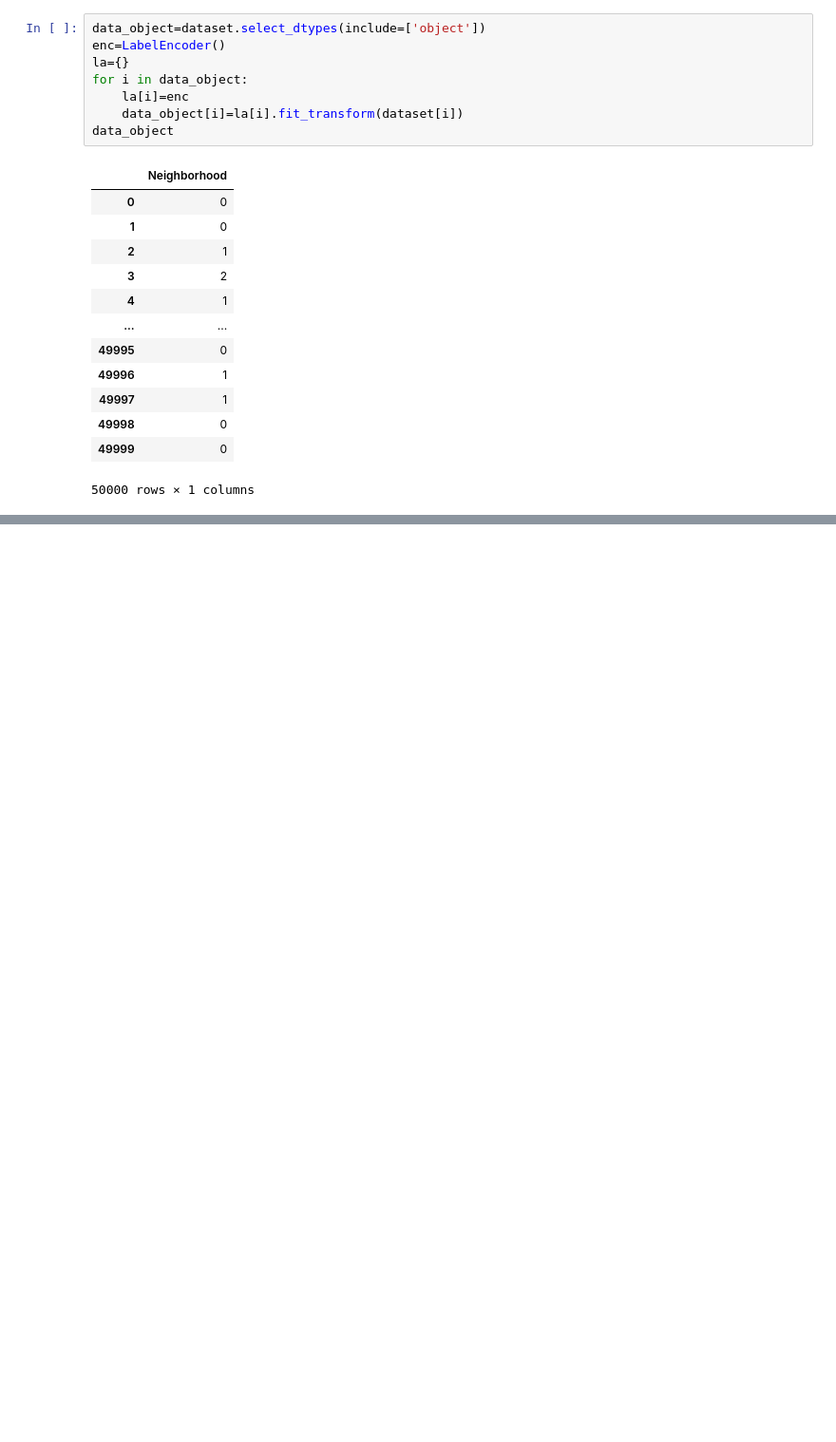
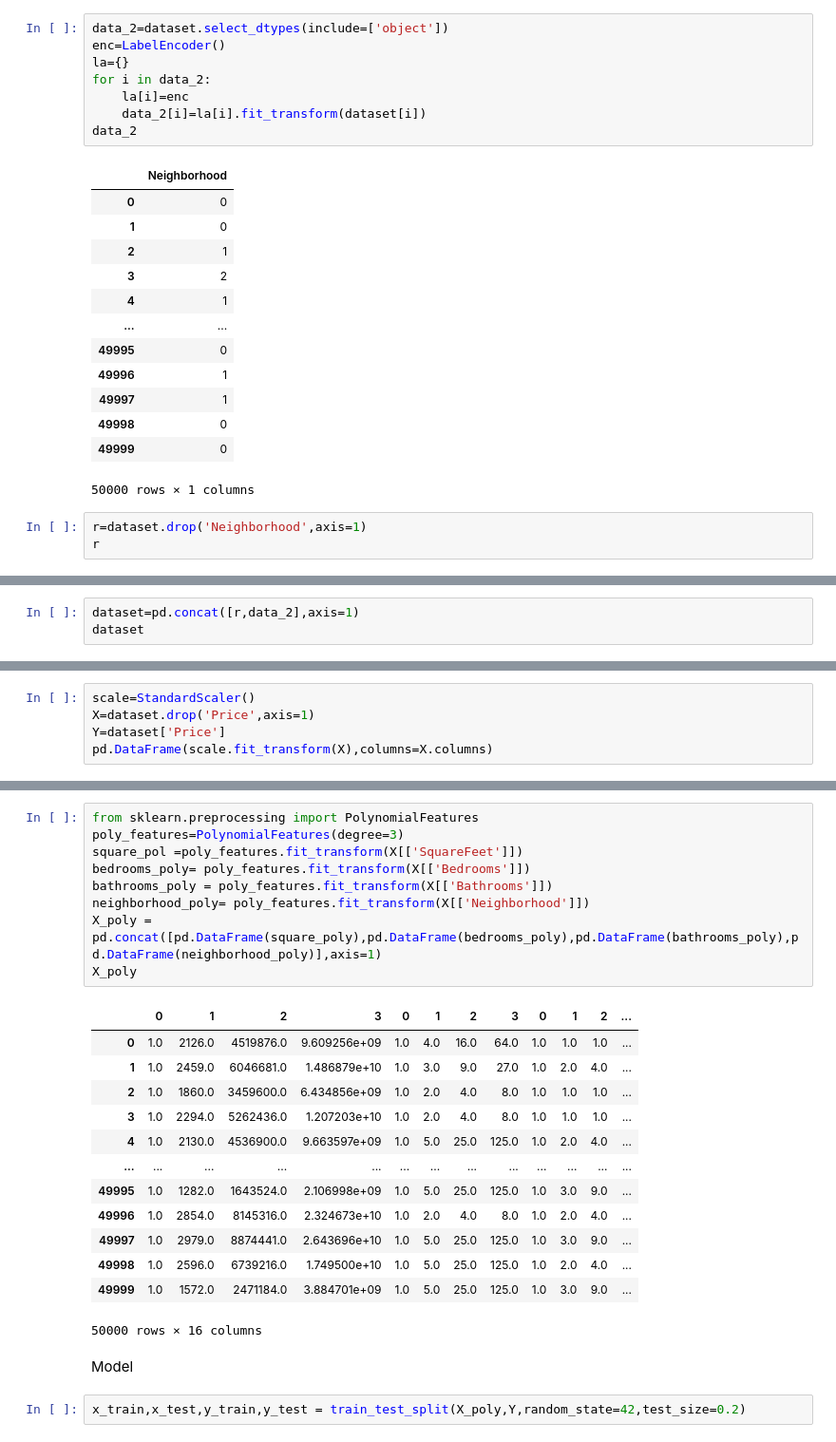
Before and after one commit to ReZA2882/New-folder--3-, a Jupyter notebook: project1.ipynb, the cells around one changed output, grey strips where cells are left out. Shown at 95% size. Cells and saved outputs as stored; diff of their text form; blank space fills up the shorter version.

Commit message:
Model

```diff
--- a/project1.ipynb
+++ b/project1.ipynb
@@ -119,13 +131,13 @@ Preprocessing
 # %%
 dataset=dataset.drop('YearBuilt',axis=1)
 # %%
-data_object=dataset.select_dtypes(include=['object'])
+data_2=dataset.select_dtypes(include=['object'])
 enc=LabelEncoder()
 la={}
-for i in data_object:
+for i in data_2:
     la[i]=enc
-    data_object[i]=la[i].fit_transform(dataset[i])
-data_object
+    data_2[i]=la[i].fit_transform(dataset[i])
+data_2
 # %% [output]
 |  | Neighborhood |
 | 0 | 0 |
@@ -140,3 +152,6 @@ data_object
 | 49998 | 0 |
 | 49999 | 0 |
 50000 rows × 1 columns
+# %%
+r=dataset.drop('Neighborhood',axis=1)
+r
@@ -142,0 +172,3 @@ data_object
+# %%
+dataset=pd.concat([r,data_2],axis=1)
+dataset
@@ -142,0 +189,5 @@ data_object
+# %%
+scale=StandardScaler()
+X=dataset.drop('Price',axis=1)
+Y=dataset['Price']
+pd.DataFrame(scale.fit_transform(X),columns=X.columns)
@@ -142,0 +208,27 @@ data_object
+# %%
+from sklearn.preprocessing import PolynomialFeatures
+poly_features=PolynomialFeatures(degree=3)
+square_pol =poly_features.fit_transform(X[['SquareFeet']])
+bedrooms_poly= poly_features.fit_transform(X[['Bedrooms']])
+bathrooms_poly = poly_features.fit_transform(X[['Bathrooms']])
+neighborhood_poly= poly_features.fit_transform(X[['Neighborhood']])
+X_poly = pd.concat([pd.DataFrame(square_poly),pd.DataFrame(bedrooms_poly),pd.DataFrame(bathrooms_poly),pd.DataFrame(neighborhood_poly)],axis=1)
+X_poly
+# %% [output]
+|  | 0 | 1 | 2 | 3 | 0 | 1 | 2 | 3 | 0 | 1 | 2 | ... |
+| 0 | 1.0 | 2126.0 | 4519876.0 | 9.609256e+09 | 1.0 | 4.0 | 16.0 | 64.0 | 1.0 | 1.0 | 1.0 | ... |
+| 1 | 1.0 | 2459.0 | 6046681.0 | 1.486879e+10 | 1.0 | 3.0 | 9.0 | 27.0 | 1.0 | 2.0 | 4.0 | ... |
+| 2 | 1.0 | 1860.0 | 3459600.0 | 6.434856e+09 | 1.0 | 2.0 | 4.0 | 8.0 | 1.0 | 1.0 | 1.0 | ... |
+| 3 | 1.0 | 2294.0 | 5262436.0 | 1.207203e+10 | 1.0 | 2.0 | 4.0 | 8.0 | 1.0 | 1.0 | 1.0 | ... |
+| 4 | 1.0 | 2130.0 | 4536900.0 | 9.663597e+09 | 1.0 | 5.0 | 25.0 | 125.0 | 1.0 | 2.0 | 4.0 | ... |
+| ... | ... | ... | ... | ... | ... | ... | ... | ... | ... | ... | ... | ... |
+| 49995 | 1.0 | 1282.0 | 1643524.0 | 2.106998e+09 | 1.0 | 5.0 | 25.0 | 125.0 | 1.0 | 3.0 | 9.0 | ... |
+| 49996 | 1.0 | 2854.0 | 8145316.0 | 2.324673e+10 | 1.0 | 2.0 | 4.0 | 8.0 | 1.0 | 2.0 | 4.0 | ... |
+| 49997 | 1.0 | 2979.0 | 8874441.0 | 2.643696e+10 | 1.0 | 5.0 | 25.0 | 125.0 | 1.0 | 3.0 | 9.0 | ... |
+| 49998 | 1.0 | 2596.0 | 6739216.0 | 1.749500e+10 | 1.0 | 5.0 | 25.0 | 125.0 | 1.0 | 2.0 | 4.0 | ... |
+| 49999 | 1.0 | 1572.0 | 2471184.0 | 3.884701e+09 | 1.0 | 5.0 | 25.0 | 125.0 | 1.0 | 3.0 | 9.0 | ... |
+50000 rows × 16 columns
+# %% [markdown]
+Model
+# %%
+x_train,x_test,y_train,y_test = train_test_split(X_poly,Y,random_state=42,test_size=0.2)
```
Also changed, not shown: parts of 8 cells of this notebook.
